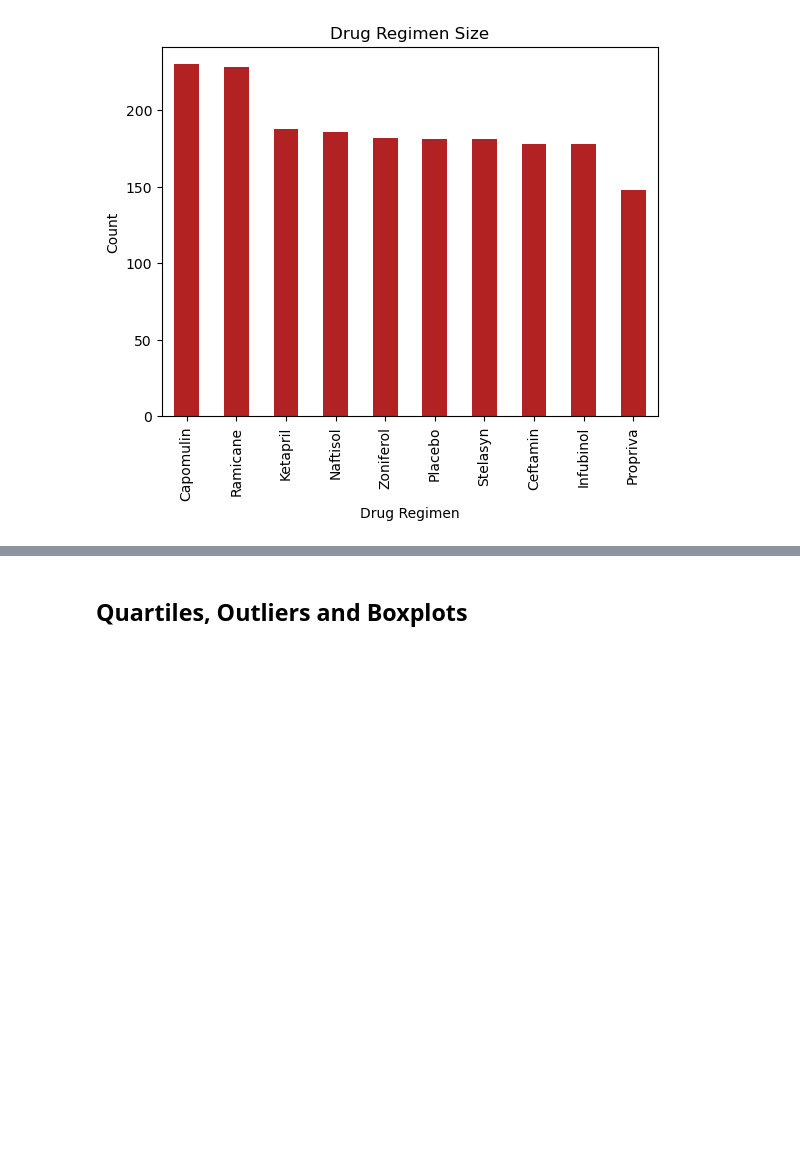
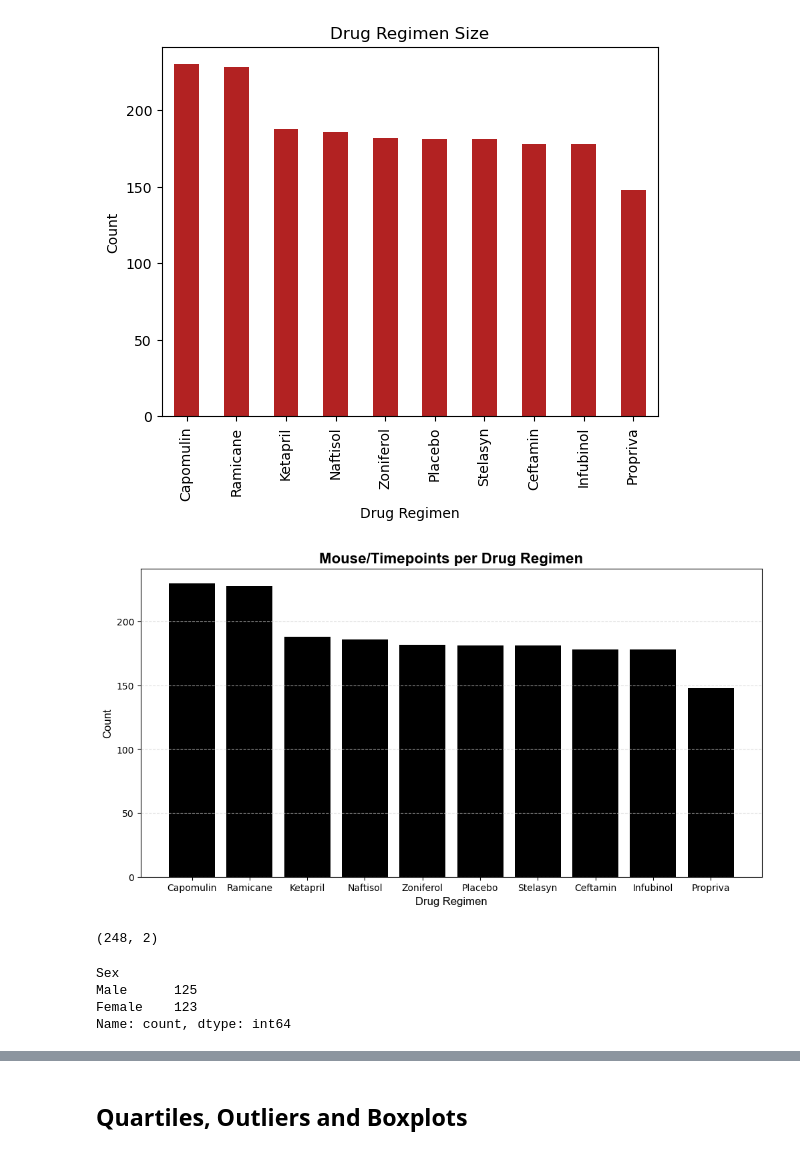
Before and after one commit to Dkelsey11/Databootcamp_week5, a Jupyter notebook: Submission/pymaceuticals_starter.ipynb, the cells around one changed output, grey strips where cells are left out. Saved outputs shown, nothing was run; the diff lists cells and outputs as text; code cells hidden in the pictures; blank space fills up the shorter version.

```diff
--- a/Submission/pymaceuticals_starter.ipynb
+++ b/Submission/pymaceuticals_starter.ipynb
@@ -153,3 +151,47 @@ plt.show()
+# %%
+# Generate a bar plot showing the total number of rows (Mouse ID/Timepoints) for each drug regimen using pyplot.
+# Data Visualization
+
+data = clean_combine_df.groupby("Drug Regimen").size().sort_values(ascending=False)
+
+# Change Canvas Size
+plt.figure(figsize=(12, 6))
+
+# Create a basic plot
+plt.bar(data.index, data.values, color="black", align="center")
+
+# Customizations
+
+# Change colors
+# Add in reference lines
+# Add Labels/Title
+plt.xlabel("Drug Regimen", fontfamily="Arial", fontsize=12)
+plt.ylabel("Count", fontfamily="Arial", fontsize=12)
+plt.title("Mouse/Timepoints per Drug Regimen", fontweight="bold", fontsize=16, fontfamily="Arial")
+
+# Set X/Y Limits
+# plt.ylim(0, 350)
+
+# Add in a background grid
+plt.grid(axis="y", linestyle="--", color="lightgrey", alpha=0.75)
+
+# Show/Save the Graph
+plt.show()
+# %% [output]
+[figure, added]
+# %%
+#Mouse Data
+option1 = clean_combine_df[["Mouse ID", "Sex"]].drop_duplicates()
+option1.shape
+# %% [output]
+(248, 2)
+# %%
+option1.Sex.value_counts()
+# %% [output]
+Sex
+Male      125
+Female    123
+Name: count, dtype: int64
 # %%
 # Generate a pie chart, using Pandas, showing the distribution of unique female versus male mice used in the study
 
```
Also changed, not shown: parts of 2 cells of this notebook.
